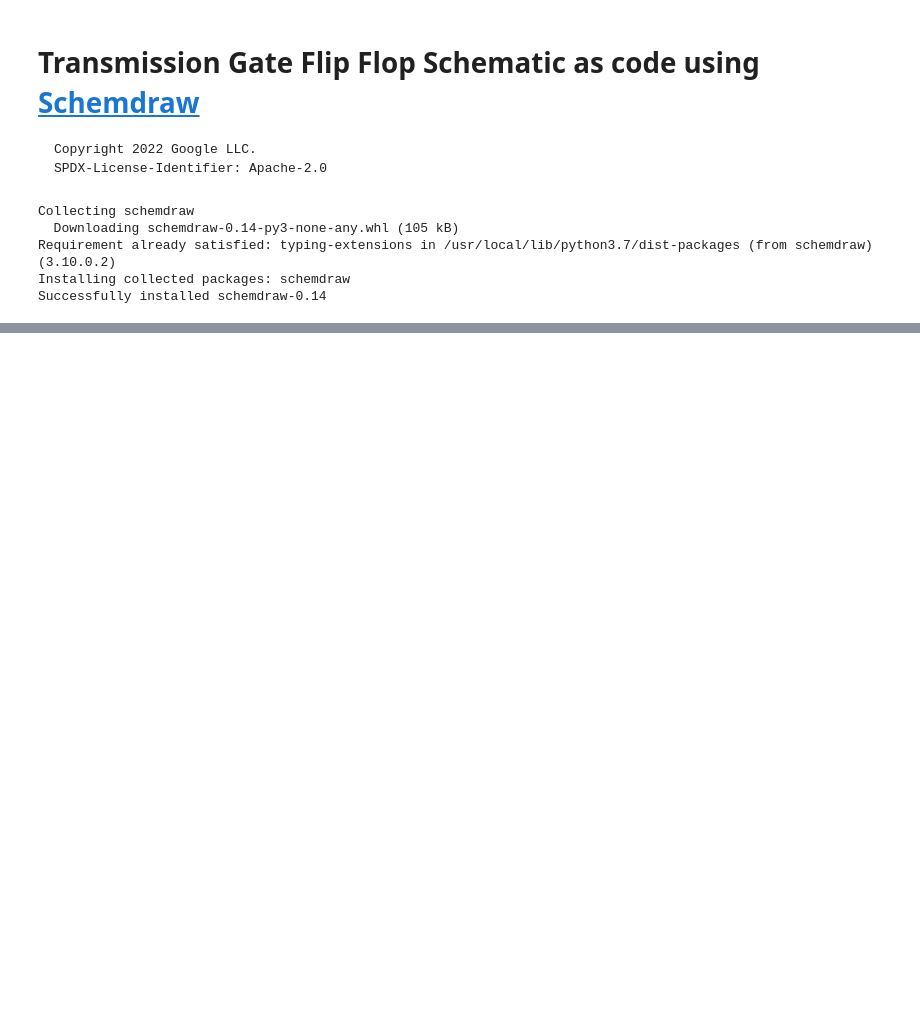
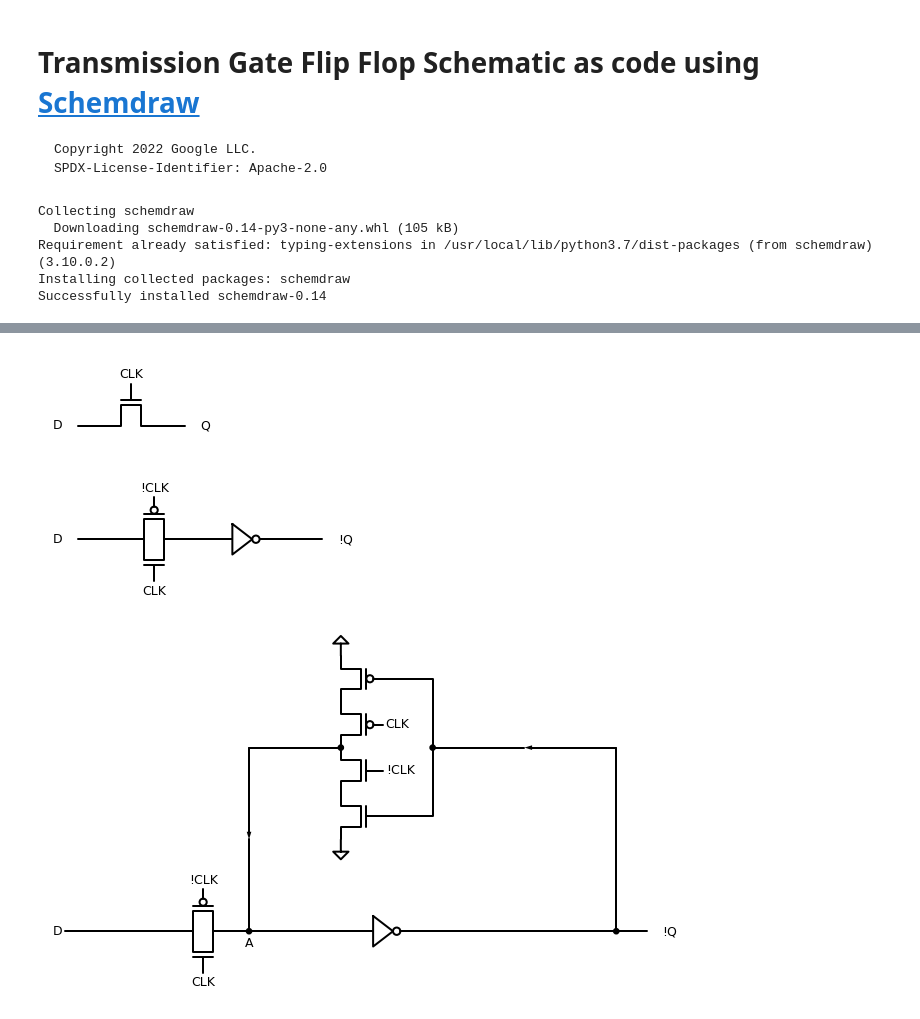
Before and after one commit to mattvenn/flipflop_demo, a Jupyter notebook: schematic/tg_ff.ipynb, the cells around one changed output, grey strips where cells are left out. Saved outputs shown, nothing was run; the diff lists cells and outputs as text; code cells hidden in the pictures; blank space fills up the shorter version.

```diff
--- a/schematic/tg_ff.ipynb
+++ b/schematic/tg_ff.ipynb
@@ -84,0 +142,25 @@ with schemdraw.Drawing() as d:
+# %%
+with schemdraw.Drawing() as d:
+    d += elm.Line().length(1).label('D', "left", ofst=0.5)
+    d += elm.NFet().up().label('CLK', 'right')
+    d += elm.Line().right().length(1).label('Q', "right", ofst=0.5)
+
+with schemdraw.Drawing() as d:
+
+    d += elm.Line().length(1).label('D', "left", ofst=0.5)
+    d += elm.PFet2().hold().label('!CLK', 'top')
+    d += elm.NFet2().flip().label('CLK', 'bottom')
+    d += logic.Not()
+    d += elm.Line().right().length(1).label('!Q', "right", ofst=0.5)
+
+with schemdraw.Drawing() as d:
+
+    d += elm.Line().label('D', 'left')
+    d += elm.PFet2().hold().label('!CLK', 'top')
+    d += elm.NFet2().flip().label('CLK', 'bottom')
+    d += latch(left_label='A', pfet_label="CLK", nfet_label="!CLK")
+    d += elm.Line().right().length(1).label('!Q', "right", ofst=0.5)
+# %% [output]
+[figure, added]
+[figure, added]
+[figure, added]
```
Also changed, not shown: parts of 3 cells of this notebook, 8 other files.
